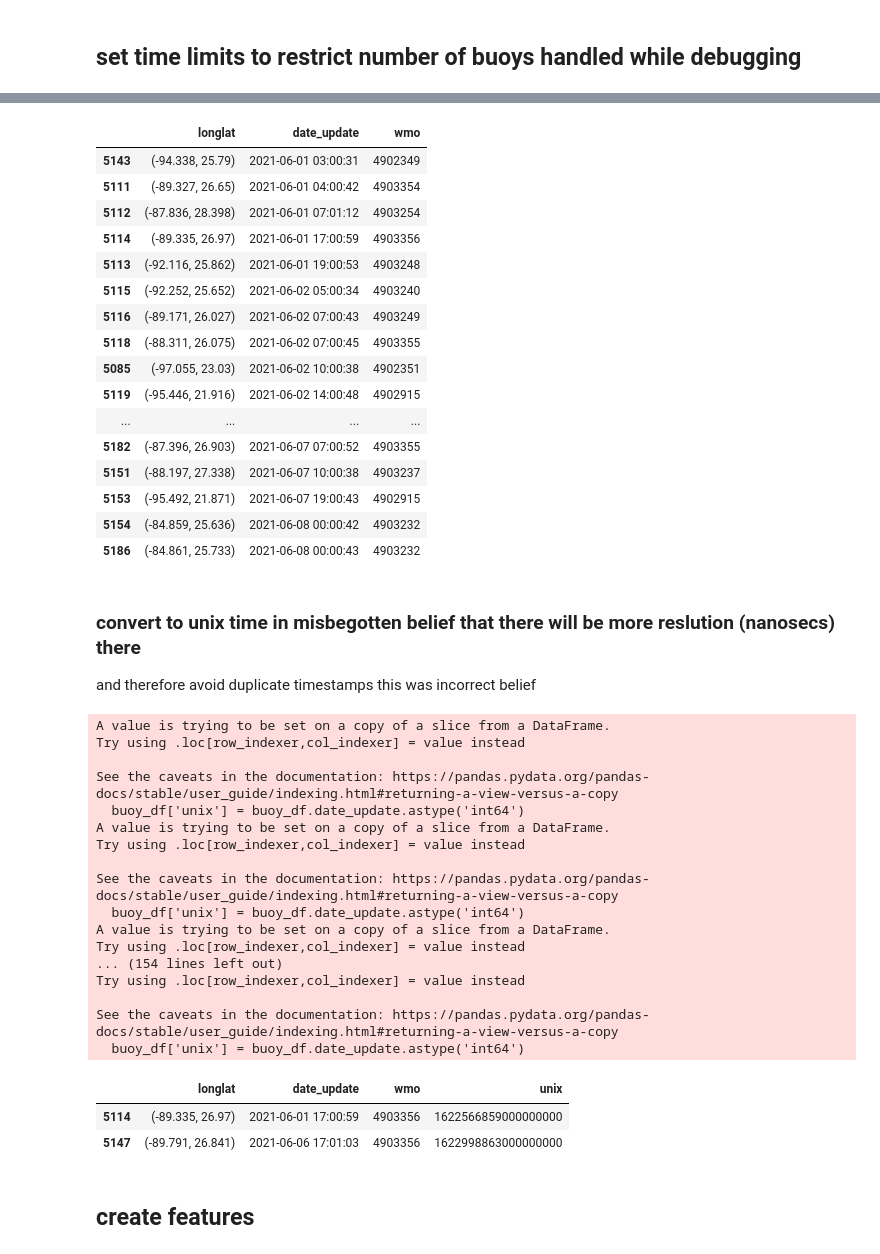
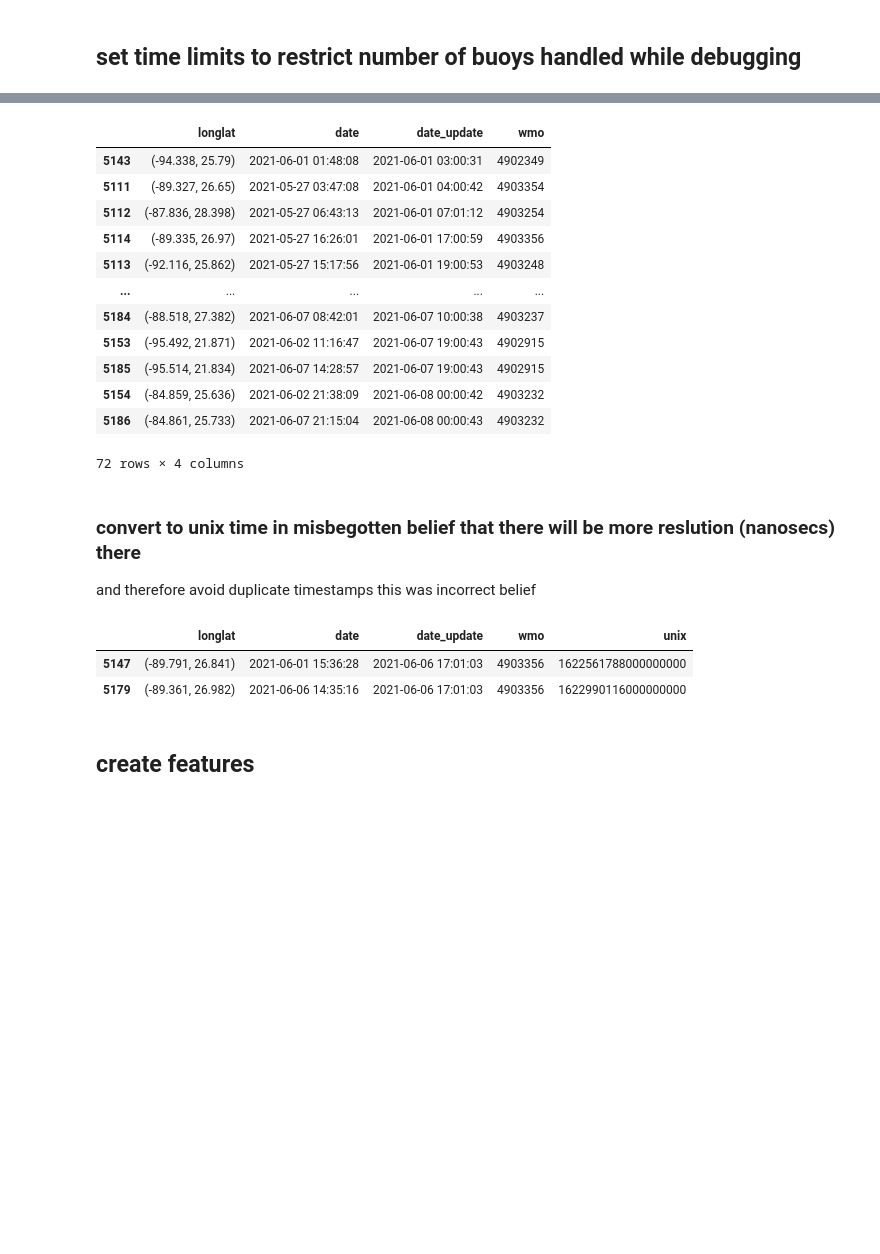
Before and after one commit to nouyang/oceansim, a Jupyter notebook: multiple_buoys.ipynb, the cells around one changed output, grey strips where cells are left out. Drawn from its saved outputs; the diff is of its cells as text; code cells hidden in the pictures; blank space fills up the shorter version.

Commit message:
working multiple buoys (changed date_added->date, timeline works properly now)

```diff
--- a/multiple_buoys.ipynb
+++ b/multiple_buoys.ipynb
@@ -81,7 +97,7 @@ df_buoy.sort_values(by='wmo')
 # %%
-df_buoy = df_buoy.drop_duplicates(subset='date_update')
+#df_buoy = df_buoy.drop_duplicates(subset='date_update')
 # %%
 print("Current date and time: ", datetime.datetime.now())
 df_buoy['longlat'] = list(zip(df_buoy.longitude, df_buoy.latitude))
-df_timelapse = df_buoy[['longlat', 'date_update', 'wmo']]
+df_timelapse = df_buoy[['longlat', 'date', 'date_update', 'wmo']]
 # %% [output]
@@ -135,23 +147,19 @@ selected
 # %%
 selected.sort_values(by='date_update')
 # %% [output]
-|  | longlat | date_update | wmo |
-| 5143 | (-94.338, 25.79) | 2021-06-01 03:00:31 | 4902349 |
-| 5111 | (-89.327, 26.65) | 2021-06-01 04:00:42 | 4903354 |
-| 5112 | (-87.836, 28.398) | 2021-06-01 07:01:12 | 4903254 |
-| 5114 | (-89.335, 26.97) | 2021-06-01 17:00:59 | 4903356 |
-| 5113 | (-92.116, 25.862) | 2021-06-01 19:00:53 | 4903248 |
-| 5115 | (-92.252, 25.652) | 2021-06-02 05:00:34 | 4903240 |
-| 5116 | (-89.171, 26.027) | 2021-06-02 07:00:43 | 4903249 |
-| 5118 | (-88.311, 26.075) | 2021-06-02 07:00:45 | 4903355 |
-| 5085 | (-97.055, 23.03) | 2021-06-02 10:00:38 | 4902351 |
-| 5119 | (-95.446, 21.916) | 2021-06-02 14:00:48 | 4902915 |
-| ... | ... | ... | ... |
-| 5182 | (-87.396, 26.903) | 2021-06-07 07:00:52 | 4903355 |
-| 5151 | (-88.197, 27.338) | 2021-06-07 10:00:38 | 4903237 |
-| 5153 | (-95.492, 21.871) | 2021-06-07 19:00:43 | 4902915 |
-| 5154 | (-84.859, 25.636) | 2021-06-08 00:00:42 | 4903232 |
-| 5186 | (-84.861, 25.733) | 2021-06-08 00:00:43 | 4903232 |
+|  | longlat | date | date_update | wmo |
+| 5143 | (-94.338, 25.79) | 2021-06-01 01:48:08 | 2021-06-01 03:00:31 | 4902349 |
+| 5111 | (-89.327, 26.65) | 2021-05-27 03:47:08 | 2021-06-01 04:00:42 | 4903354 |
+| 5112 | (-87.836, 28.398) | 2021-05-27 06:43:13 | 2021-06-01 07:01:12 | 4903254 |
+| 5114 | (-89.335, 26.97) | 2021-05-27 16:26:01 | 2021-06-01 17:00:59 | 4903356 |
+| 5113 | (-92.116, 25.862) | 2021-05-27 15:17:56 | 2021-06-01 19:00:53 | 4903248 |
+| ... | ... | ... | ... | ... |
+| 5184 | (-88.518, 27.382) | 2021-06-07 08:42:01 | 2021-06-07 10:00:38 | 4903237 |
+| 5153 | (-95.492, 21.871) | 2021-06-02 11:16:47 | 2021-06-07 19:00:43 | 4902915 |
+| 5185 | (-95.514, 21.834) | 2021-06-07 14:28:57 | 2021-06-07 19:00:43 | 4902915 |
+| 5154 | (-84.859, 25.636) | 2021-06-02 21:38:09 | 2021-06-08 00:00:42 | 4903232 |
+| 5186 | (-84.861, 25.733) | 2021-06-07 21:15:04 | 2021-06-08 00:00:43 | 4903232 |
+72 rows × 4 columns
 # %% [markdown]
 ### convert to unix time in misbegotten belief that there will be more reslution (nanosecs) there
 and therefore avoid duplicate timestamps
@@ -159,31 +167,16 @@ this was incorrect belief
 # %%
 for buoy in list_gulf_of_mexico:
     buoy_df = df_timelapse[ (df_timelapse.wmo == buoy) & (df_timelapse.date_update > TIME_START)]
     #buoy_df.date_update.astype('int64')
     #print(buoy_df.date_update.shift(fill_value=np.datetime64(0, 's')))
-    buoy_df.date_update.shift(fill_value=np.datetime64(0, 's')).astype('int64')
-    buoy_df['unix'] = buoy_df.date_update.astype('int64')
+    #buoy_df.date_update.shift(fill_value=np.datetime64(0, 's')).astype('int64')
+    #buoy_df['unix'] = buoy_df.date_update.astype('int64')
+    buoy_df['date'].shift(fill_value=np.datetime64(0, 's')).astype('int64')
+    buoy_df['unix'] = buoy_df['date'].astype('int64')
 buoy_df
 # %% [output]
-A value is trying to be set on a copy of a slice from a DataFrame.
-Try using .loc[row_indexer,col_indexer] = value instead
-
-See the caveats in the documentation: https://pandas.pydata.org/pandas-docs/stable/user_guide/indexing.html#returning-a-view-versus-a-copy
-  buoy_df['unix'] = buoy_df.date_update.astype('int64')
-A value is trying to be set on a copy of a slice from a DataFrame.
-Try using .loc[row_indexer,col_indexer] = value instead
-
-See the caveats in the documentation: https://pandas.pydata.org/pandas-docs/stable/user_guide/indexing.html#returning-a-view-versus-a-copy
-  buoy_df['unix'] = buoy_df.date_update.astype('int64')
-A value is trying to be set on a copy of a slice from a DataFrame.
-Try using .loc[row_indexer,col_indexer] = value instead
-... (154 lines left out)
-Try using .loc[row_indexer,col_indexer] = value instead
-
-See the caveats in the documentation: https://pandas.pydata.org/pandas-docs/stable/user_guide/indexing.html#returning-a-view-versus-a-copy
-  buoy_df['unix'] = buoy_df.date_update.astype('int64')
-|  | longlat | date_update | wmo | unix |
-| 5114 | (-89.335, 26.97) | 2021-06-01 17:00:59 | 4903356 | 1622566859000000000 |
-| 5147 | (-89.791, 26.841) | 2021-06-06 17:01:03 | 4903356 | 1622998863000000000 |
+|  | longlat | date | date_update | wmo | unix |
+| 5147 | (-89.791, 26.841) | 2021-06-01 15:36:28 | 2021-06-06 17:01:03 | 4903356 | 1622561788000000000 |
+| 5179 | (-89.361, 26.982) | 2021-06-06 14:35:16 | 2021-06-06 17:01:03 | 4903356 | 1622990116000000000 |
 # %% [markdown]
 ##  create features
```
Also changed, not shown: parts of 12 cells of this notebook, 1 other file.
